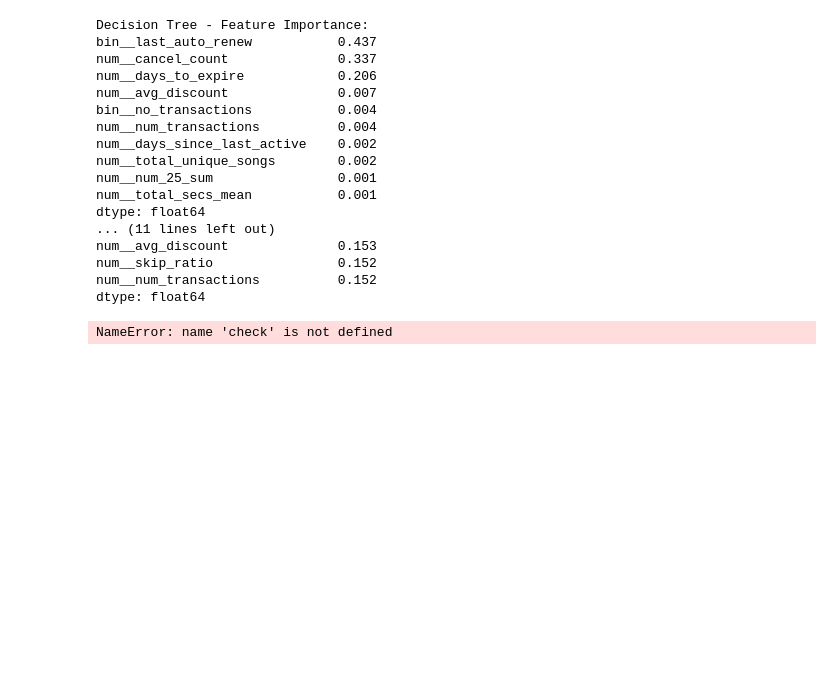
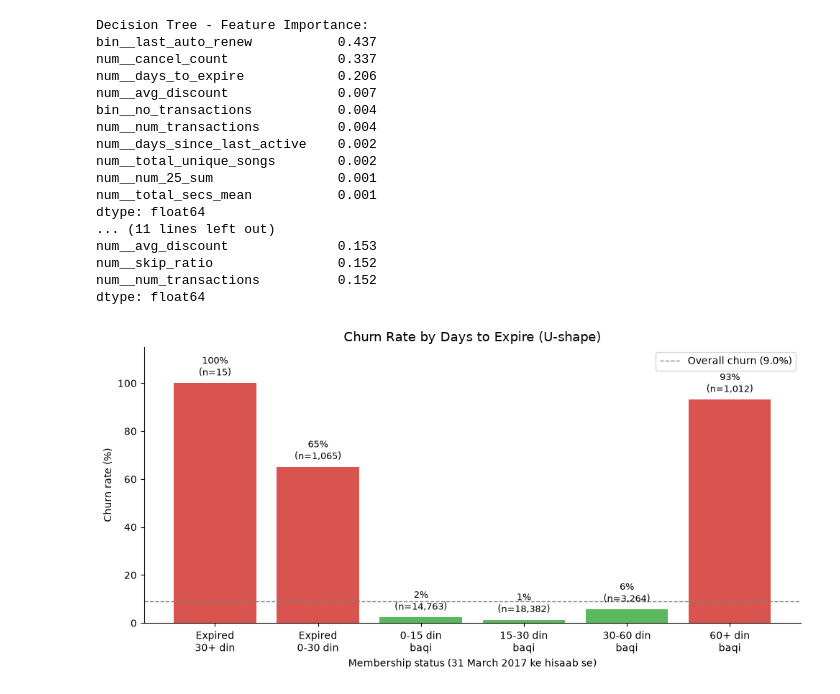
Before and after one commit to Kazim0071/churn-detection, a Jupyter notebook: start.ipynb, the cells around one changed output. Cells and saved outputs as stored; diff of their text form; code cells hidden in the pictures; blank space fills up the shorter version.

Commit message:
docs: update execution count and output in start.ipynb

```diff
--- a/start.ipynb
+++ b/start.ipynb
@@ -516,29 +516,65 @@ dtype: float64
 # %%
 import matplotlib.pyplot as plt
 
-summary = check.groupby("bucket", observed=True)["is_churn"].agg(["mean", "count"])
-labels = ["Expired\n30+ din", "Expired\n0-30 din", "0-15 din\nbaqi",
-          "15-30 din\nbaqi", "30-60 din\nbaqi", "60+ din\nbaqi"]
+# 1. 'check' DataFrame banayein aur 'days_to_expire' ko buckets mein divide karein
+check = X_train[["days_to_expire"]].copy()
+check["is_churn"] = y_train
+
+# 6 bins jo aapke 6 labels se match karte hain:
+# (-inf, -30] -> Expired 30+ din
+# (-30, 0]    -> Expired 0-30 din
+# (0, 15]     -> 0-15 din baqi
+# (15, 30]    -> 15-30 din baqi
+# (30, 60]    -> 30-60 din baqi
+# (60, inf)   -> 60+ din baqi
+bins = [-float("inf"), -30, 0, 15, 30, 60, float("inf")]
+check["bucket"] = pd.cut(check["days_to_expire"], bins=bins)
+
+# 2. Groupby summary
+summary = check.groupby("bucket", observed=True)["is_churn"].agg(
+    ["mean", "count"]
+)
+
+labels = [
+    "Expired\n30+ din",
+    "Expired\n0-30 din",
+    "0-15 din\nbaqi",
+    "15-30 din\nbaqi",
+    "30-60 din\nbaqi",
+    "60+ din\nbaqi",
+]
 
 colors = ["#d9534f" if m > 0.5 else "#5cb85c" for m in summary["mean"]]
 
+# 3. Plotting
 fig, ax = plt.subplots(figsize=(10, 5))
 bars = ax.bar(labels, summary["mean"] * 100, color=colors)
 
 for bar, m, n in zip(bars, summary["mean"], summary["count"]):
-    ax.text(bar.get_x() + bar.get_width() / 2, bar.get_height() + 2,
-            f"{m:.0%}\n(n={n:,})", ha="center", va="bottom", fontsize=9)
+    ax.text(
+        bar.get_x() + bar.get_width() / 2,
+        bar.get_height() + 2,
+        f"{m:.0%}\n(n={n:,})",
+        ha="center",
+        va="bottom",
+        fontsize=9,
+    )
 
 ax.set_title("Churn Rate by Days to Expire (U-shape)", fontsize=13)
 ax.set_ylabel("Churn rate (%)")
 ax.set_xlabel("Membership status (31 March 2017 ke hisaab se)")
 ax.set_ylim(0, 115)
-ax.axhline(y_train.mean() * 100, color="gray", linestyle="--", linewidth=1,
-           label=f"Overall churn ({y_train.mean():.1%})")
+ax.axhline(
+    y_train.mean() * 100,
+    color="gray",
+    linestyle="--",
+    linewidth=1,
+    label=f"Overall churn ({y_train.mean():.1%})",
+)
 ax.legend()
 ax.spines[["top", "right"]].set_visible(False)
 
 plt.tight_layout()
 plt.show()
 # %% [output]
-NameError: name 'check' is not defined
+[figure, added]
```
Also changed, not shown: parts of 4 cells of this notebook.
